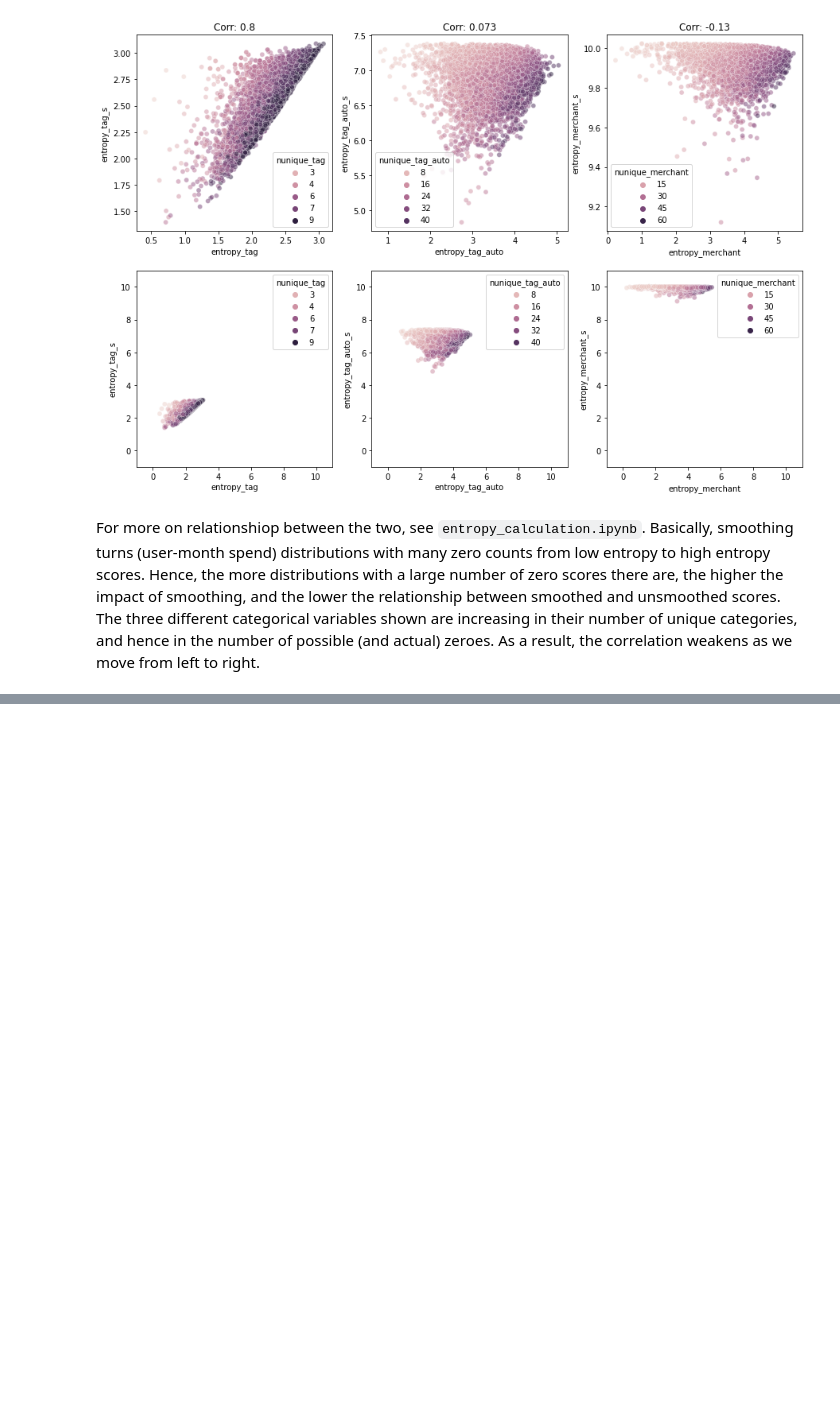
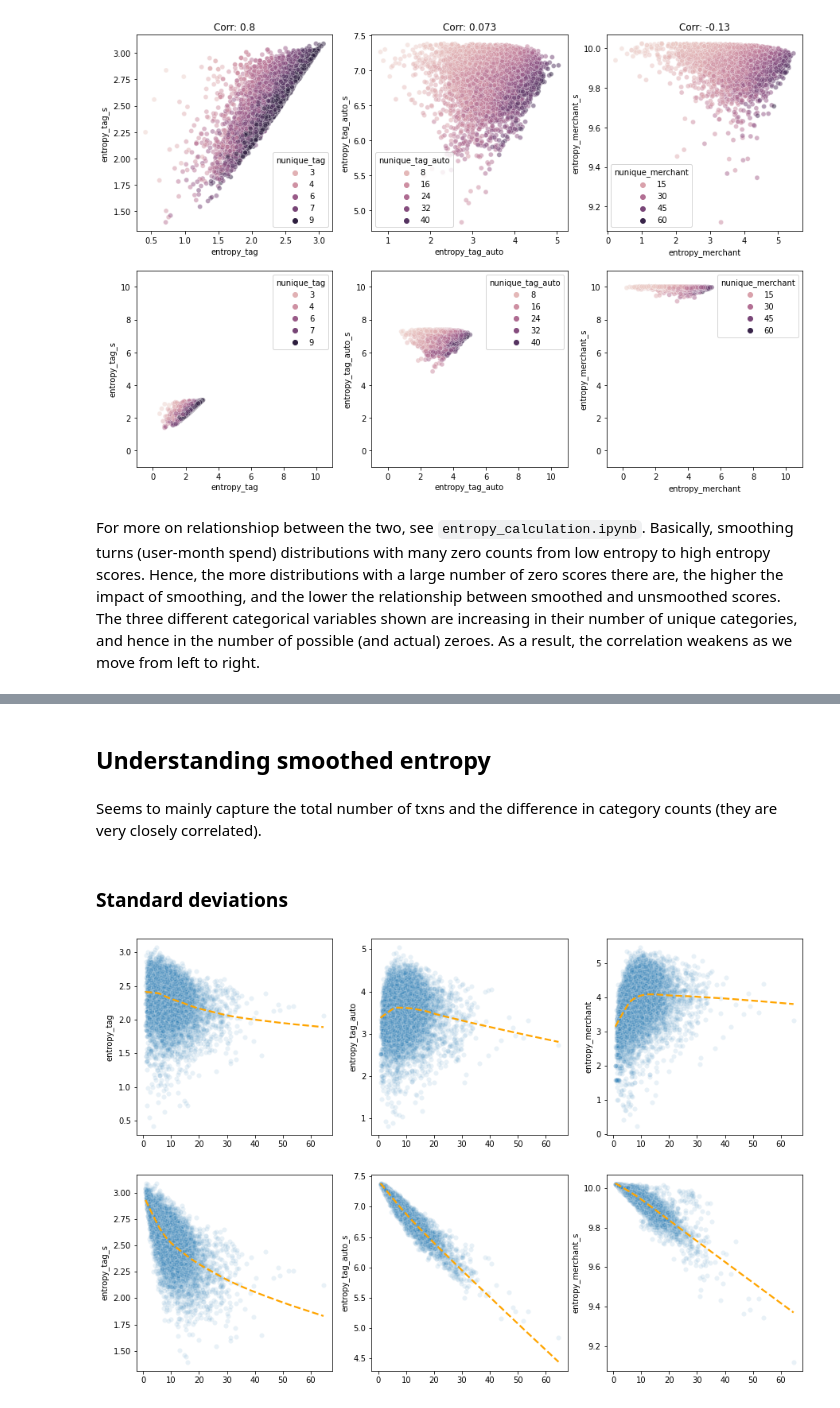
Before and after one commit to fabiangunzinger/entropy, a Jupyter notebook: notebooks/entropy_exploration.ipynb, the cells around one changed output, grey strips where cells are left out. Cells and saved outputs as stored; diff of their text form; code cells hidden in the pictures; blank space fills up the shorter version.

```diff
--- a/notebooks/entropy_exploration.ipynb
+++ b/notebooks/entropy_exploration.ipynb
@@ -401,0 +182,15 @@ make_figure(data)
+# %% [markdown]
+## Understanding smoothed entropy
+# %% [markdown]
+Seems to mainly capture the total number of txns and the difference in category counts (they are very closely correlated).
+# %% [markdown]
+### Standard deviations
+# %%
+def count_std(df):
+    return dfa.filter(regex="^count").std(1)
+
+
+stds = count_std(dfa)
+regplot_entropy_on_x(x=stds)
+# %% [output]
+[figure, added]
```
Also changed, not shown: parts of 41 cells of this notebook, 9 other files.
